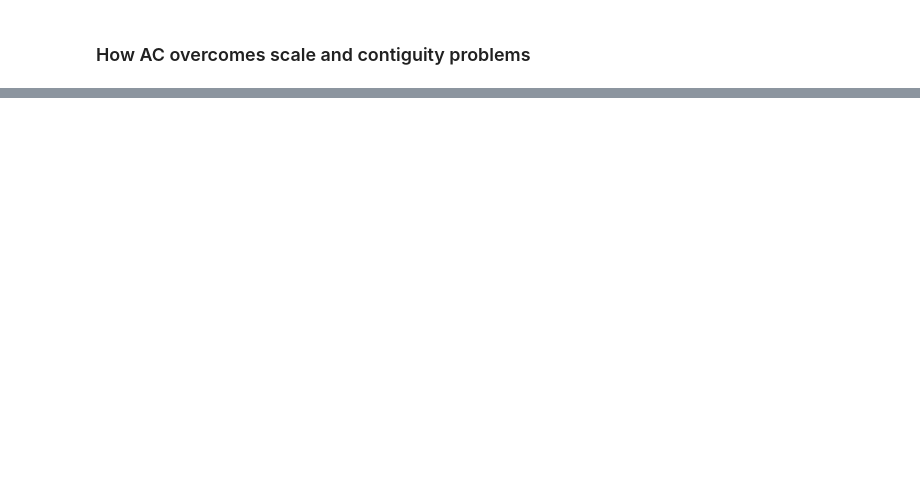
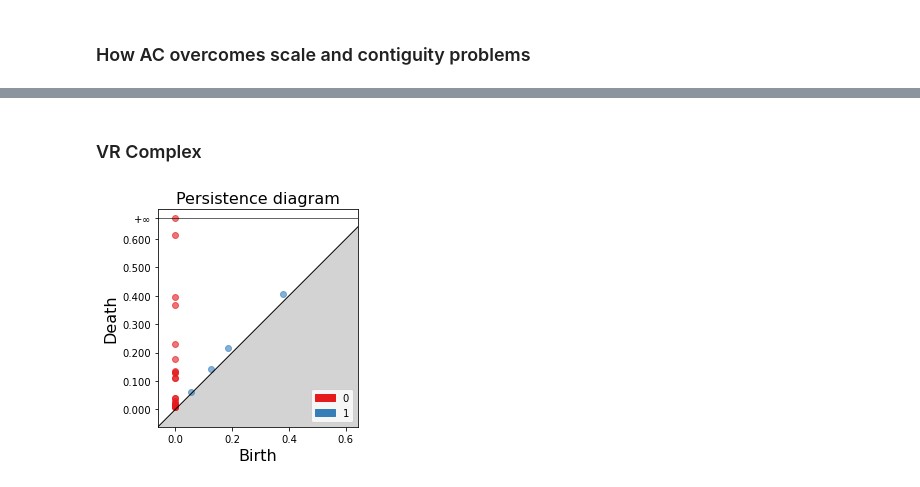
Before and after one commit to freejen/GeospatialPersistentHomology, a Jupyter notebook: Presentation.ipynb, the cells around one changed output, grey strips where cells are left out. Drawn from its saved outputs; the diff is of its cells as text; code cells hidden in the pictures; blank space fills up the shorter version.

```diff
--- a/Presentation.ipynb
+++ b/Presentation.ipynb
@@ -198,2 +210,10 @@ Assumption 2: No 2 edges have the same length. (Doesn't have to be satisfied.)
 # %% [markdown]
 ### How AC overcomes scale and contiguity problems
+# %%
+import gudhi
+import matplotlib.pyplot as plt
+from utils import load_data
+
+gdf = load_data('023-humboldt')
+
+gdf.plot("per_clinton", legend=True, cmap='RdBu', figsize=(20,14))
@@ -199,0 +223,19 @@ Assumption 2: No 2 edges have the same length. (Doesn't have to be satisfied.)
+# %% [markdown]
+### VR Complex
+# %%
+gdf = gdf[gdf['abs_clinton'] < gdf['abs_trump']]
+points = [[x, y] for x, y in zip(gdf['centroid'].values.x, gdf['centroid'].values.y)]
+
+rips_complex = gudhi.RipsComplex(points)
+simplex_tree = rips_complex.create_simplex_tree(max_dimension=2)
+
+diag = simplex_tree.persistence()
+pers_file = 'rips.pers'
+simplex_tree.write_persistence_diagram(pers_file)
+
+ax = gudhi.plot_persistence_diagram(
+    persistence_file=pers_file,
+    legend=True)
+ax.set_aspect("equal")
+# %% [output]
+[figure, added]
```
Also changed, not shown: parts of 31 cells of this notebook, 3 other files.
